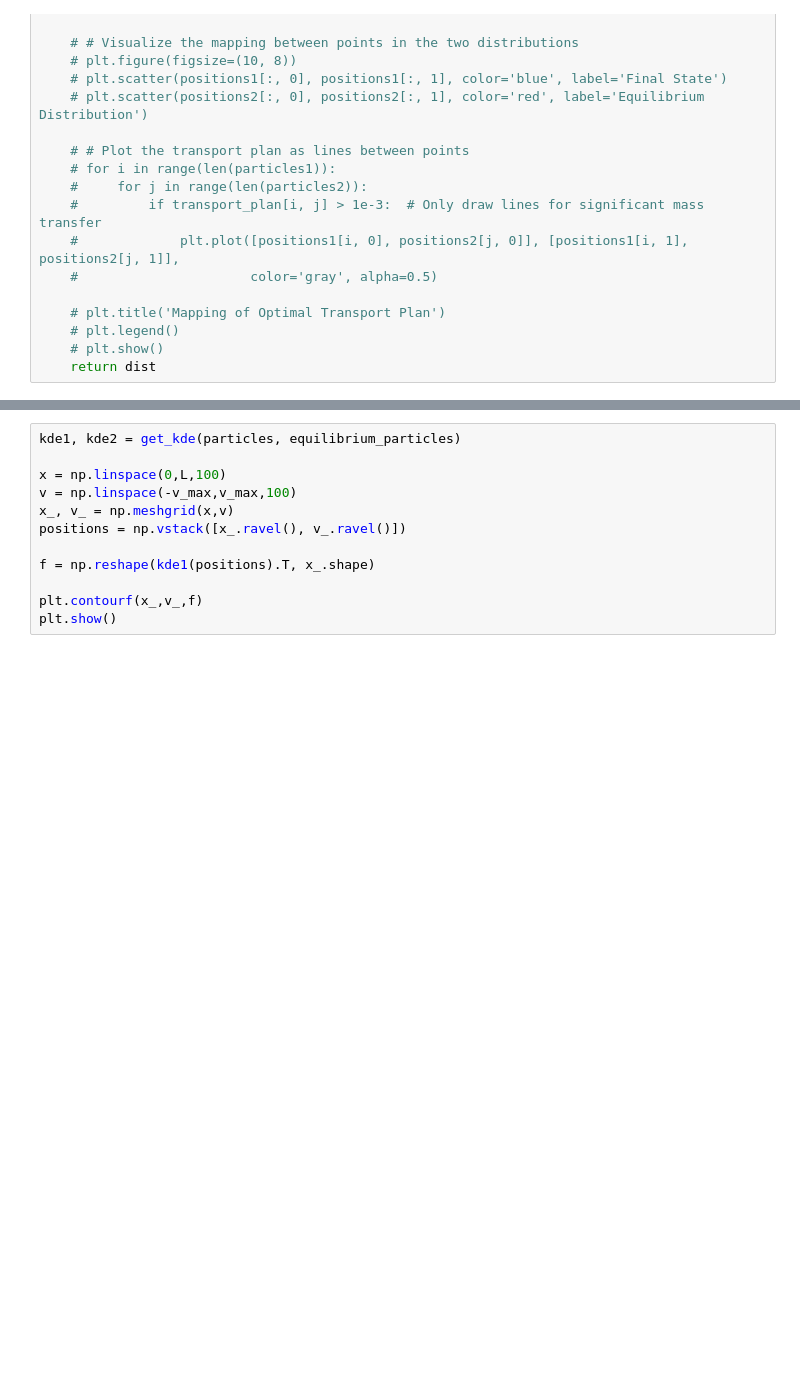
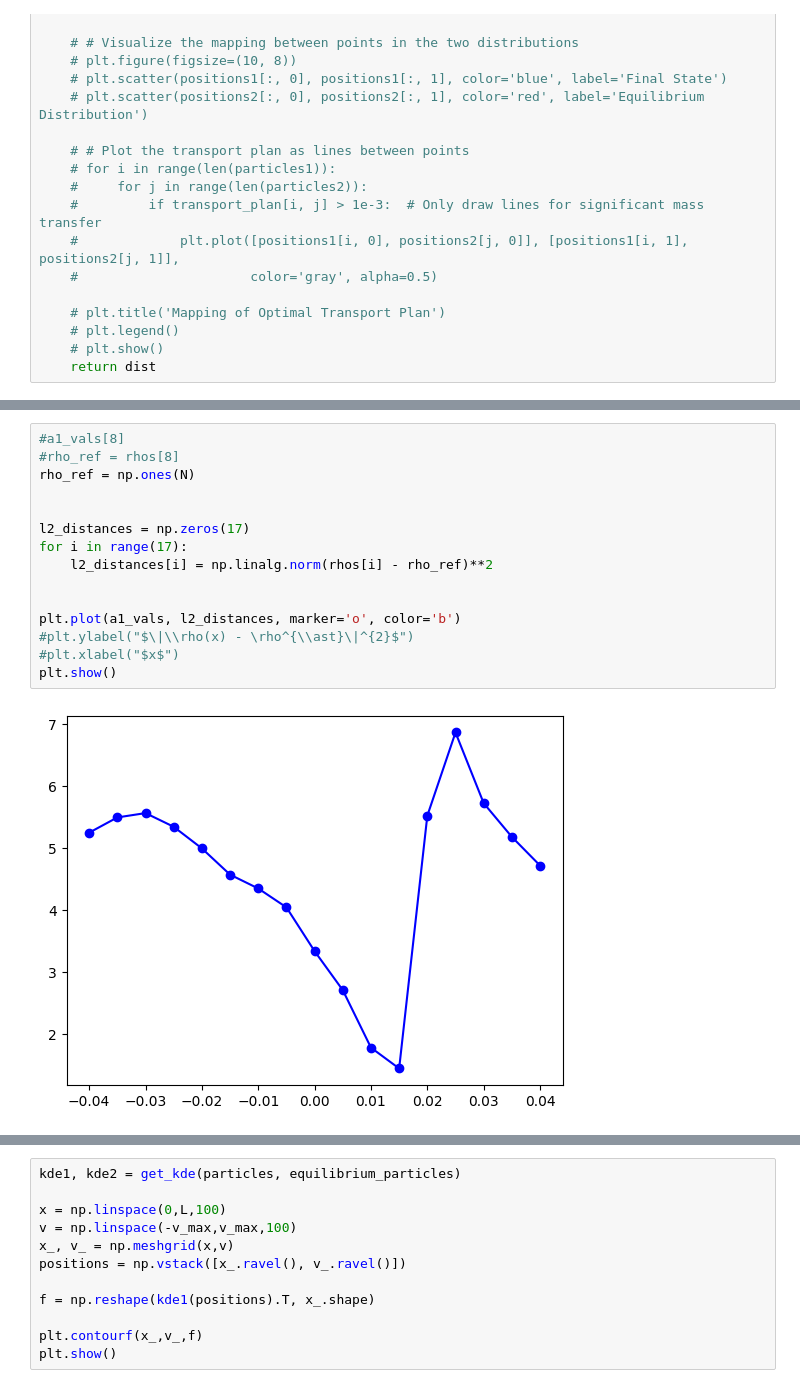
Before and after one commit to maguerrap/vlasov-poisson, a Jupyter notebook: notebooks/Two-stream-landscape.ipynb, the cells around one changed output, grey strips where cells are left out. Cells and saved outputs as stored; diff of their text form; blank space fills up the shorter version.

```diff
--- a/notebooks/Two-stream-landscape.ipynb
+++ b/notebooks/Two-stream-landscape.ipynb
@@ -744,0 +743,17 @@ Running simulation for a1 = 0.040
+# %%
+#a1_vals[8]
+#rho_ref = rhos[8]
+rho_ref = np.ones(N)
+
+
+l2_distances = np.zeros(17)
+for i in range(17):
+    l2_distances[i] = np.linalg.norm(rhos[i] - rho_ref)**2
+
+
+plt.plot(a1_vals, l2_distances, marker='o', color='b')
+#plt.ylabel("$\|\\rho(x) - \rho^{\\ast}\|^{2}$")
+#plt.xlabel("$x$")
+plt.show()
+# %% [output]
+[figure, added]
```
Also changed, not shown: parts of 5 cells of this notebook, 1 other file.
